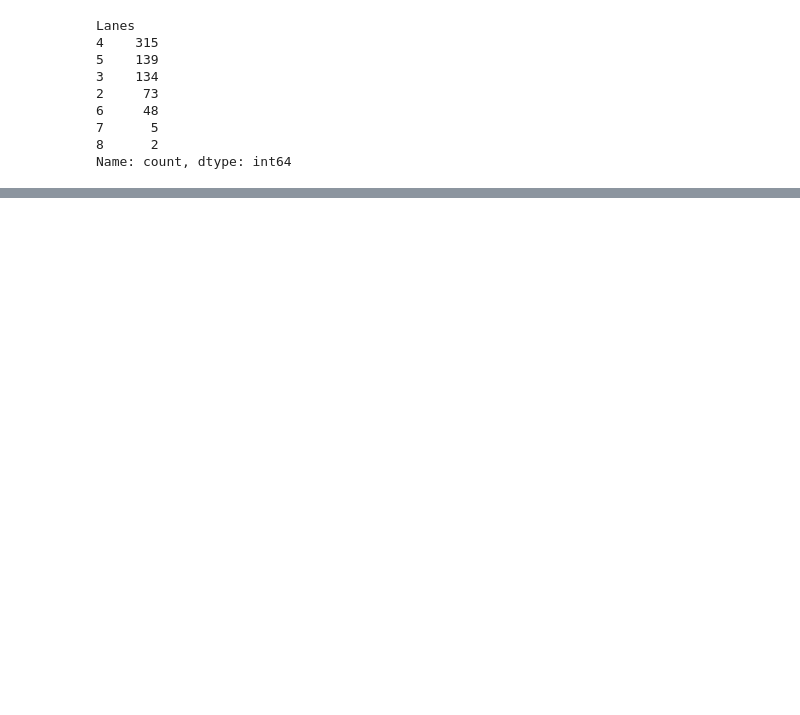
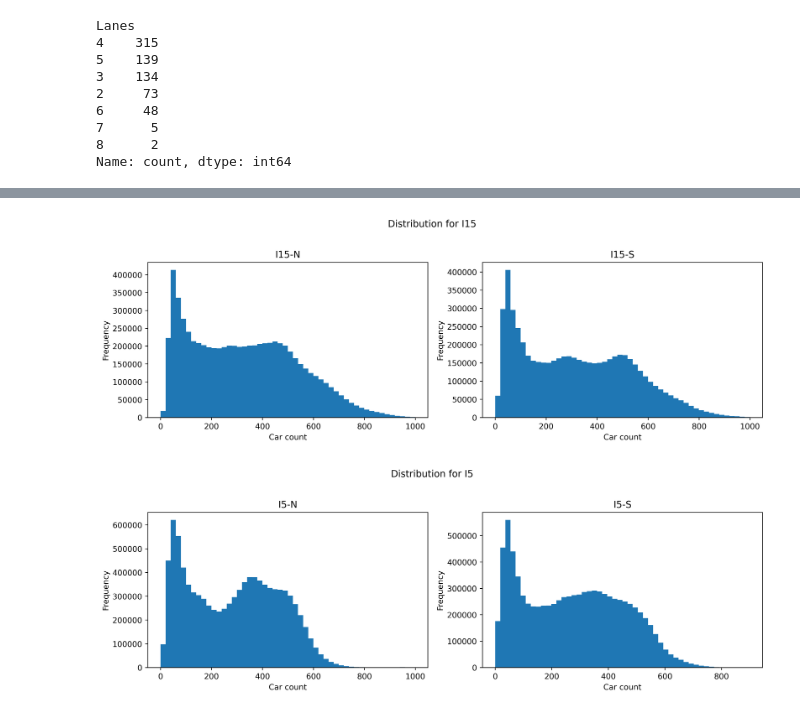
Before and after one commit to jtzanetatos/largest-spatiotemporal-lab, a Jupyter notebook: notebooks/01-EDA-San-Diego.ipynb, the cells around one changed output, grey strips where cells are left out. Cells and saved outputs as stored; diff of their text form; code cells hidden in the pictures; blank space fills up the shorter version.

```diff
--- a/notebooks/01-EDA-San-Diego.ipynb
+++ b/notebooks/01-EDA-San-Diego.ipynb
@@ -255,0 +486,80 @@ TODO:
+# %%
+import math
+import re
+import pandas as pd
+import matplotlib.pyplot as plt
+
+# --- normalize IDs ---
+df_2017 = df_2017.copy()
+meta_df = meta_df.copy()
+
+df_2017.columns = (
+    pd.Index(df_2017.columns)
+    .astype(str)
+    .str.strip()
+    .str.replace(r"\.0$", "", regex=True)
+)
+
+meta_df["ID"] = (
+    meta_df["ID"]
+    .astype(str)
+    .str.strip()
+    .str.replace(r"\.0$", "", regex=True)
+)
+
+meta_df["Fwy"] = meta_df["Fwy"].astype(str).str.strip()
+
+# --- keep only matching sensors ---
+meta_sub = meta_df[meta_df["ID"].isin(df_2017.columns)].copy()
+id_to_fwy = meta_sub.set_index("ID")["Fwy"]
+
+common_ids = df_2017.columns.intersection(id_to_fwy.index)
+df_sub = df_2017[common_ids]
+
+# --- parse freeway base, e.g. I15 from I15-N ---
+meta_sub["FwyBase"] = meta_sub["Fwy"].str.extract(r"^(I\d+)", expand=False)
+
+# fallback in case pattern is slightly different
+meta_sub = meta_sub.dropna(subset=["FwyBase"])
+
+# sensor -> full fwy label and sensor -> fwy base
+id_to_fwy_full = meta_sub.set_index("ID")["Fwy"]
+id_to_fwy_base = meta_sub.set_index("ID")["FwyBase"]
+
+# --- one figure per freeway base ---
+for fwy_base in sorted(meta_sub["FwyBase"].unique()):
+    sensor_ids_base = id_to_fwy_base[id_to_fwy_base == fwy_base].index.intersection(df_sub.columns)
+
+    # all full labels inside this freeway, e.g. ['I15-N', 'I15-S']
+    direction_groups = sorted(id_to_fwy_full.loc[sensor_ids_base].dropna().unique())
+
+    n = len(direction_groups)
+    ncols = min(3, n)
+    nrows = math.ceil(n / ncols)
+
+    fig, axes = plt.subplots(nrows, ncols, figsize=(6 * ncols, 4 * nrows), dpi=400)
+    if n == 1:
+        axes = [axes]
+    else:
+        axes = pd.Index(axes.ravel() if hasattr(axes, "ravel") else axes)
+
+    for ax, fwy_full in zip(axes, direction_groups):
+        sensor_ids = id_to_fwy_full[id_to_fwy_full == fwy_full].index.intersection(df_sub.columns)
+
+        values = pd.Series(df_sub[sensor_ids].to_numpy().ravel()).dropna()
+
+        ax.hist(values, bins=50)
+        ax.set_title(fwy_full)
+        ax.set_xlabel("Car count")
+        ax.set_ylabel("Frequency")
+
+    # hide unused axes
+    for ax in axes[len(direction_groups):]:
+        ax.axis("off")
+
+    fig.suptitle(f"Distribution for {fwy_base}", y=1.02)
+    plt.tight_layout()
+    plt.show()
+# %% [output]
+[figure, added]
+[figure, added]
```
Also changed, not shown: parts of 28 cells of this notebook.
